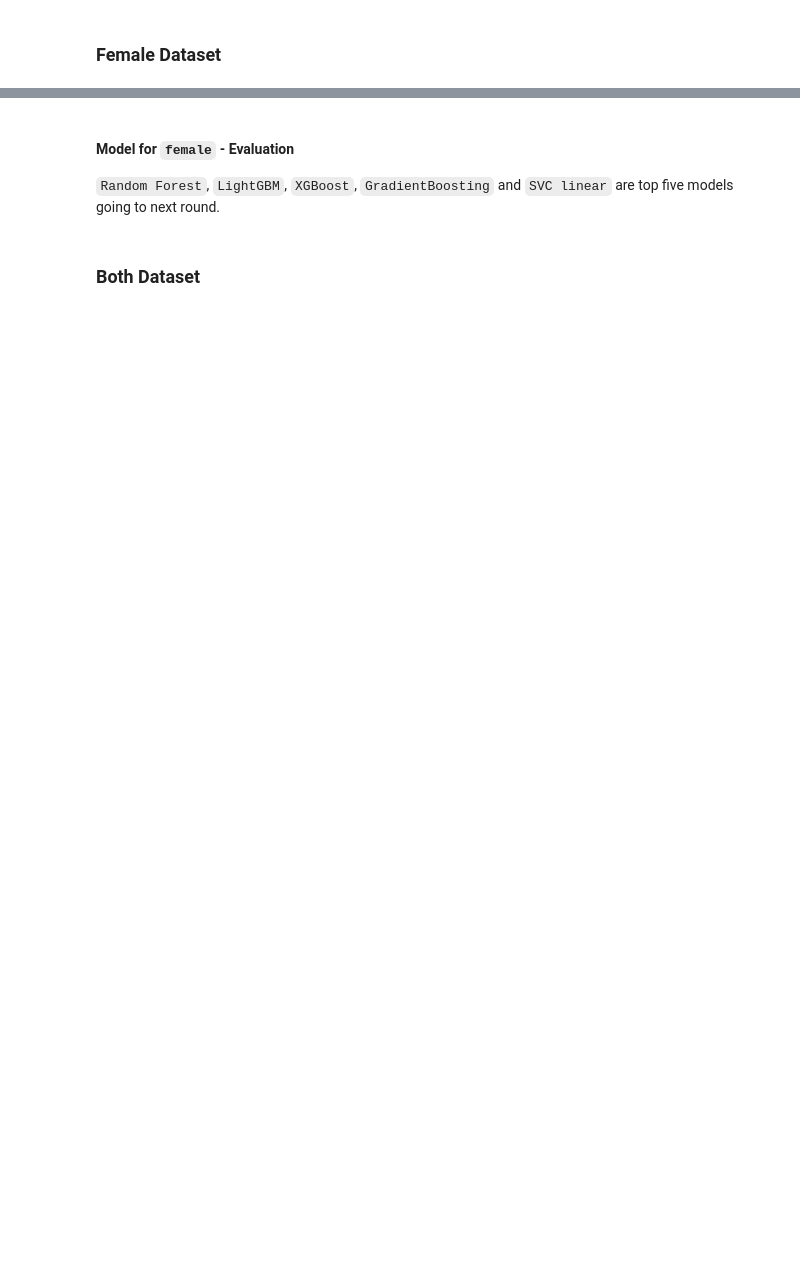
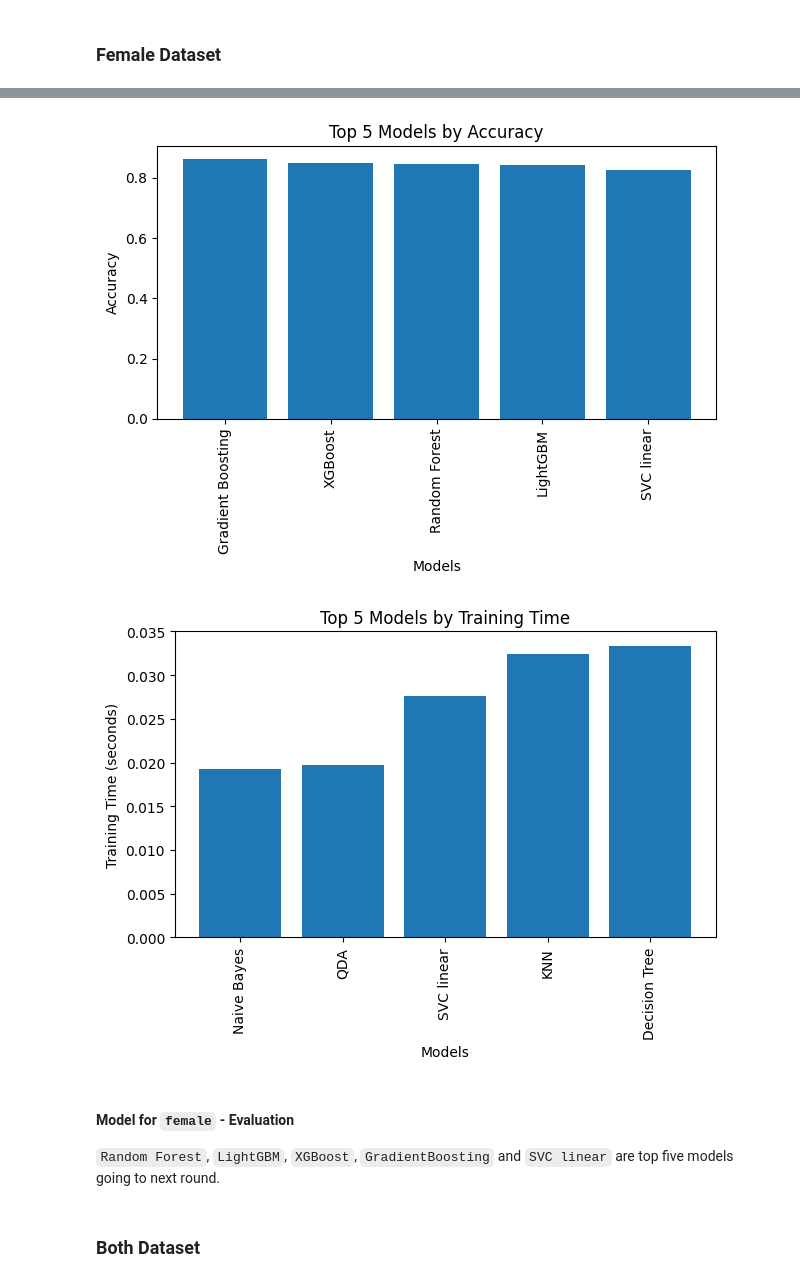
Before and after one commit to zoonalink/IGP-depresjon-MF, a Jupyter notebook: model/02-baseline-models.ipynb, the cells around one changed output, grey strips where cells are left out. Drawn from its saved outputs; the diff is of its cells as text; code cells hidden in the pictures; blank space fills up the shorter version.

```diff
--- a/model/02-baseline-models.ipynb
+++ b/model/02-baseline-models.ipynb
@@ -251 +259,5 @@ results = evaluate_models(models1, X_train, y_train)
+# %%
+# open pickle file
+with open(output_csv_path + 'male_results_base.pkl', 'rb') as f:
+    male_results = pickle.load(f)
 # %%
@@ -293 +305,16 @@ results = evaluate_models(models1, X_train, y_train)
+# %%
+# read from csv
+female_X_train = pd.read_csv(output_csv_path + 'female_X_train.csv')
+female_y_train = pd.read_csv(output_csv_path + 'female_y_train.csv').iloc[:, 0 ]
+# %%
+# evaluate models
+female_results = evaluate_models(models1, female_X_train, female_y_train)
+
+# save female_results dictionary to pickle file
+with open(output_csv_path + 'female_results_base.pkl', 'wb') as f:
+    pickle.dump(female_results, f)
+# %%
+# open pickle file
+with open(output_csv_path + 'female_results_base.pkl', 'rb') as f:
+    female_results = pickle.load(f)
 # %%
@@ -317,3 +344,9 @@ Top 5 models for mcc:
+# %%
+plot_top_models(female_results, metric='accuracy', top_n=5)
+plot_top_models(female_results, metric='training_time', top_n=5)
+# %% [output]
+[figure, added]
+[figure, added]
 # %% [markdown]
 #### Model for `female` - Evaluation
 
```
Also changed, not shown: parts of 15 cells of this notebook, 8 other files.
